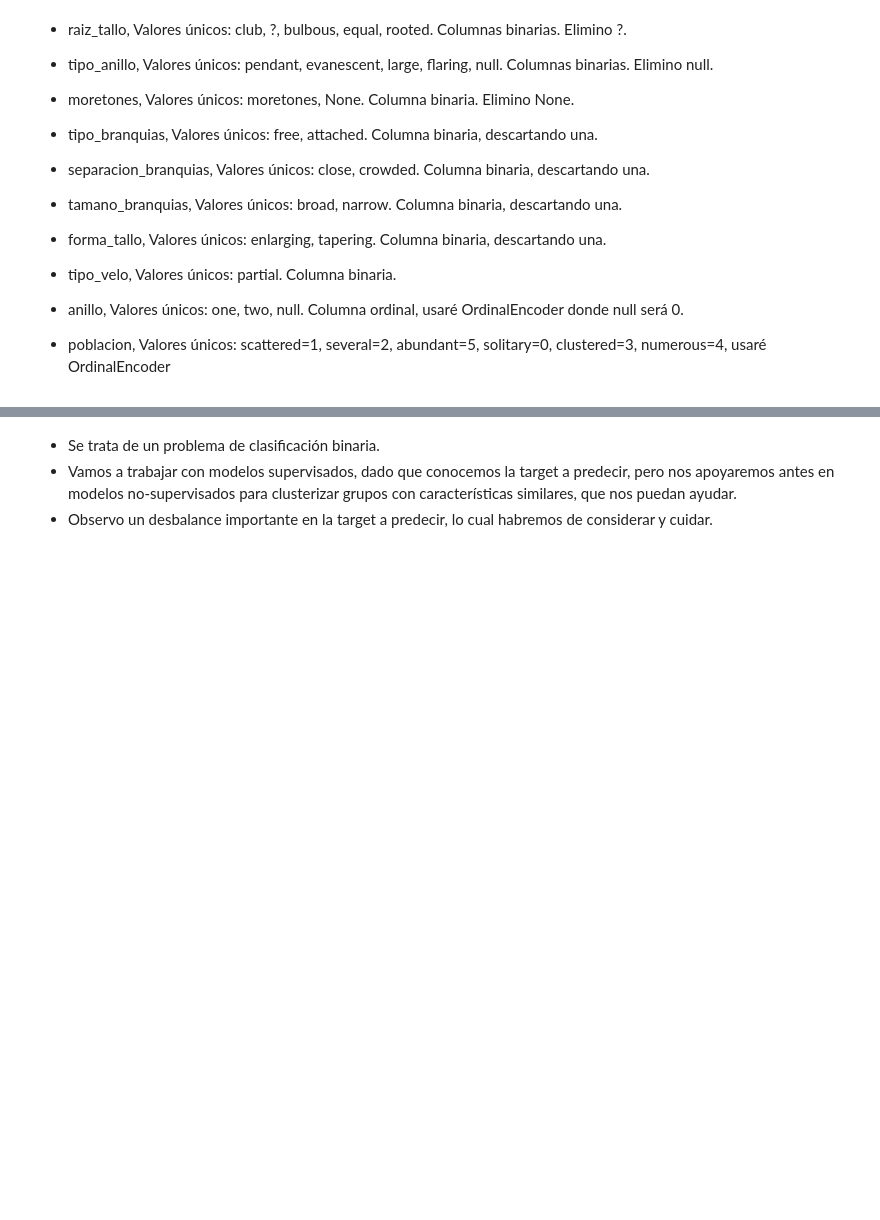
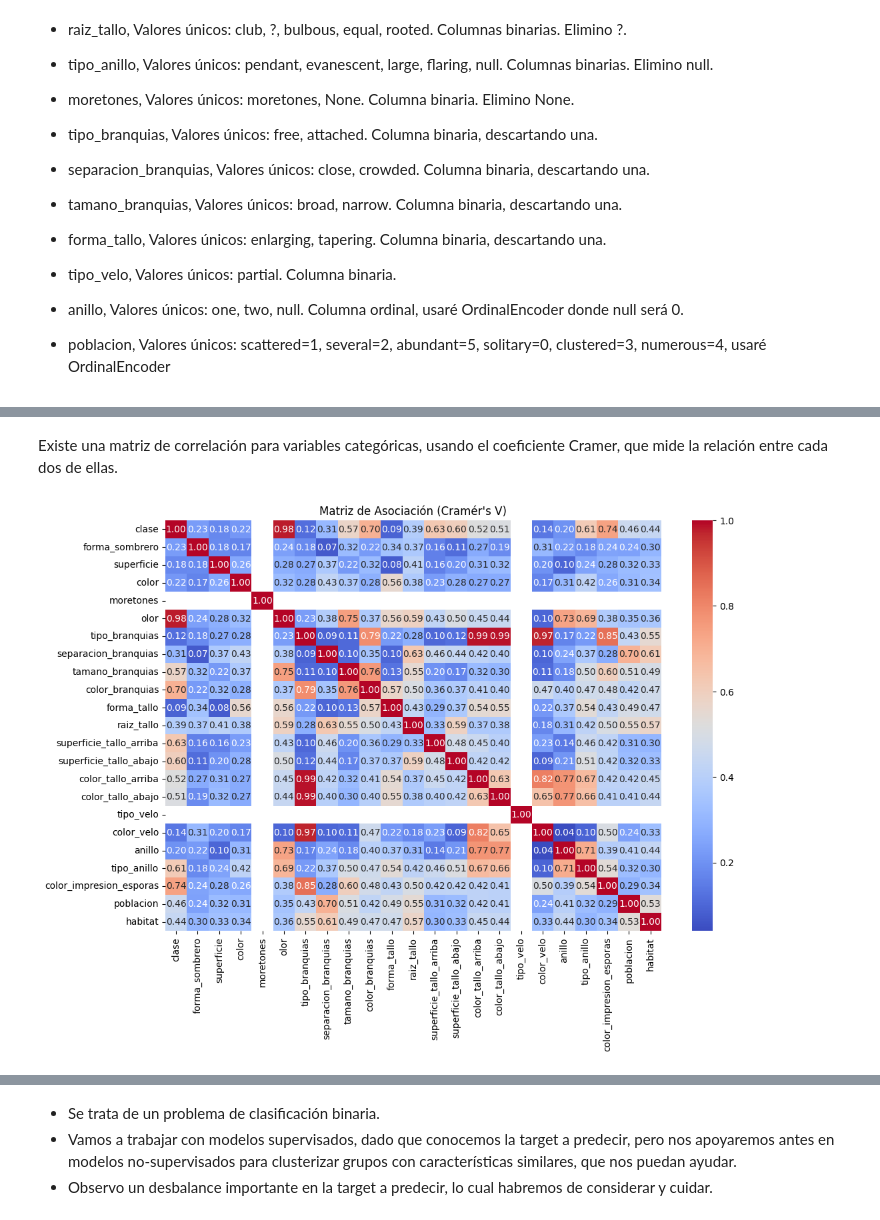
Before and after one commit to angelgvill/DS102024, a Jupyter notebook: 3-MachineLearning/2-Supervisado/Ejercicios/ejercicio_Kaggle2_setas.ipynb, the cells around one changed output, grey strips where cells are left out. Cells and saved outputs as stored; diff of their text form; code cells hidden in the pictures; blank space fills up the shorter version.

```diff
--- a/3-MachineLearning/2-Supervisado/Ejercicios/ejercicio_Kaggle2_setas.ipynb
+++ b/3-MachineLearning/2-Supervisado/Ejercicios/ejercicio_Kaggle2_setas.ipynb
@@ -220,3 +406,34 @@ df_0['clase'].unique()
+# %% [markdown]
+Existe una matriz de correlación para variables categóricas, usando el coeficiente Cramer, que mide la relación entre cada dos de ellas.
+# %%
+from scipy.stats import chi2_contingency
+import numpy as np
+
+def cramers_v(x, y):
+    confusion_matrix = pd.crosstab(x, y)
+    chi2 = chi2_contingency(confusion_matrix)[0]
+    n = confusion_matrix.sum().sum()
+    phi2 = chi2 / n
+    r, k = confusion_matrix.shape
+    return np.sqrt(phi2 / min(k-1, r-1))
+
+corr_matrix = pd.DataFrame(index=df_0.columns, columns=df_0.columns)
+
+for col1 in df_0.columns:
+    for col2 in df_0.columns:
+        if col1 != col2:
+            corr_matrix.loc[col1, col2] = cramers_v(df_0[col1], df_0[col2])
+        else:
+            corr_matrix.loc[col1, col2] = 1  # Autocorrelación
+
+corr_matrix = corr_matrix.astype(float)
+
+plt.figure(figsize=(12, 8))
+sns.heatmap(corr_matrix, annot=True, cmap="coolwarm", fmt=".2f")
+plt.title("Matriz de Asociación (Cramér's V)")
+plt.show()
+# %% [output]
+[figure, added]
 # %%
 import matplotlib.pyplot as plt
 
```
Also changed, not shown: parts of 77 cells of this notebook.
